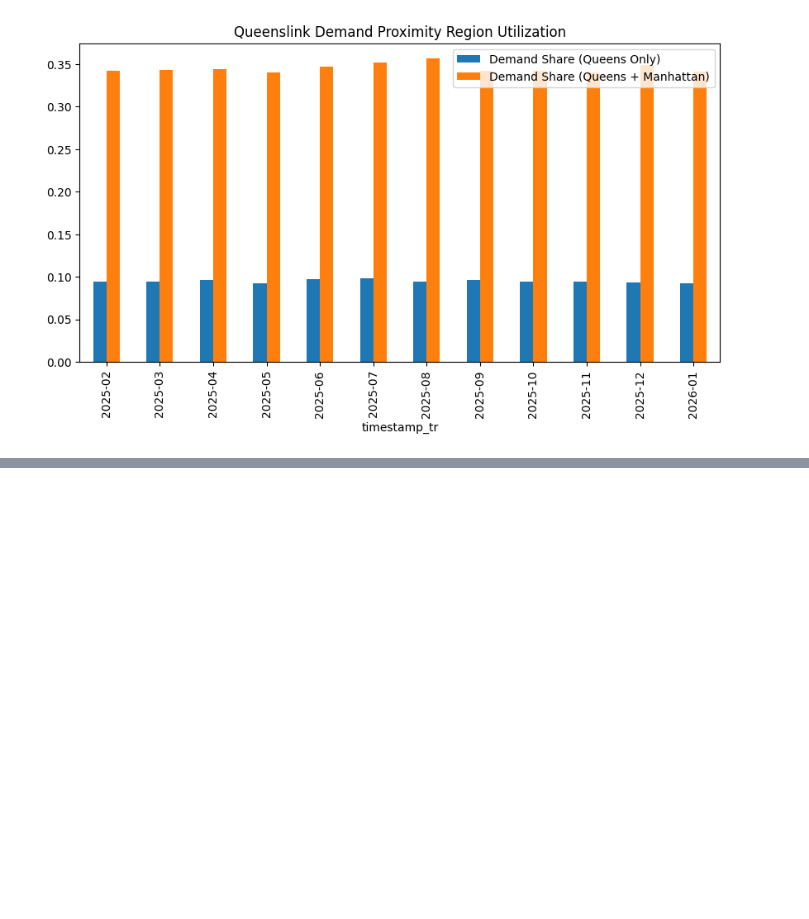
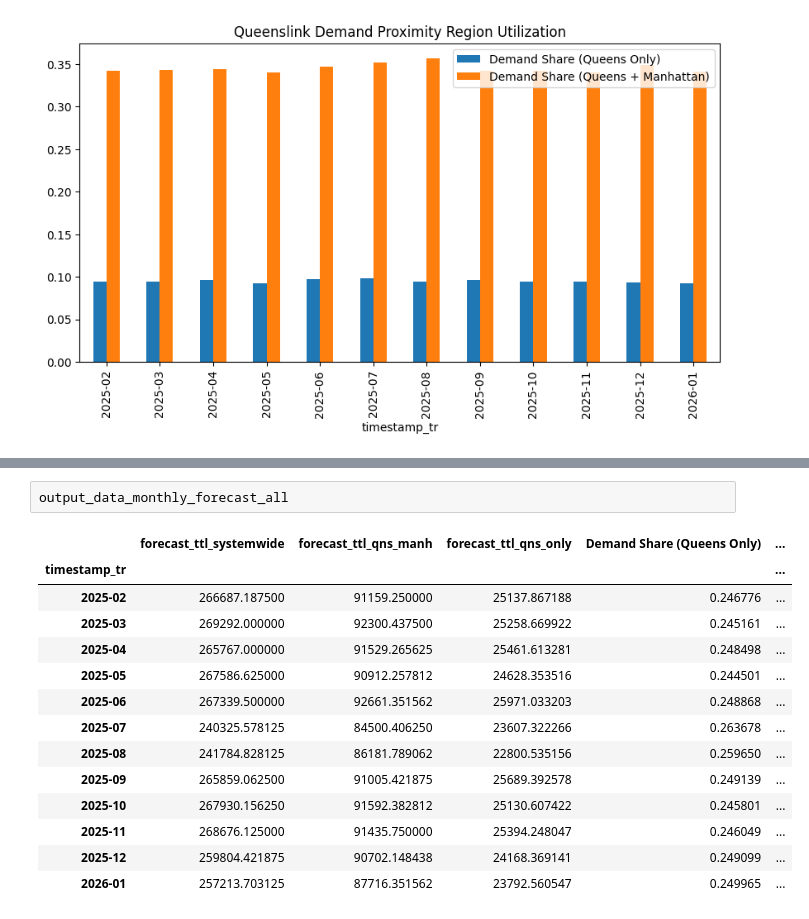
Before and after one commit to devennb/queenslink-ridership-analysis, a Jupyter notebook: project/demand_forecast1.ipynb, the cells around one changed output, grey strips where cells are left out. Drawn from its saved outputs; the diff is of its cells as text; blank space fills up the shorter version.

```diff
--- a/project/demand_forecast1.ipynb
+++ b/project/demand_forecast1.ipynb
@@ -451,0 +488,17 @@ plt.show()
+# %%
+output_data_monthly_forecast_all
+# %% [output]
+|  | forecast_ttl_systemwide | forecast_ttl_qns_manh | forecast_ttl_qns_only | Demand Share (Queens Only) | ... |
+| timestamp_tr |  |  |  |  | ... |
+| 2025-02 | 266687.187500 | 91159.250000 | 25137.867188 | 0.246776 | ... |
+| 2025-03 | 269292.000000 | 92300.437500 | 25258.669922 | 0.245161 | ... |
+| 2025-04 | 265767.000000 | 91529.265625 | 25461.613281 | 0.248498 | ... |
+| 2025-05 | 267586.625000 | 90912.257812 | 24628.353516 | 0.244501 | ... |
+| 2025-06 | 267339.500000 | 92661.351562 | 25971.033203 | 0.248868 | ... |
+| 2025-07 | 240325.578125 | 84500.406250 | 23607.322266 | 0.263678 | ... |
+| 2025-08 | 241784.828125 | 86181.789062 | 22800.535156 | 0.259650 | ... |
+| 2025-09 | 265859.062500 | 91005.421875 | 25689.392578 | 0.249139 | ... |
+| 2025-10 | 267930.156250 | 91592.382812 | 25130.607422 | 0.245801 | ... |
+| 2025-11 | 268676.125000 | 91435.750000 | 25394.248047 | 0.246049 | ... |
+| 2025-12 | 259804.421875 | 90702.148438 | 24168.369141 | 0.249099 | ... |
+| 2026-01 | 257213.703125 | 87716.351562 | 23792.560547 | 0.249965 | ... |
```
Also changed, not shown: parts of 3 cells of this notebook, 1 other file.
